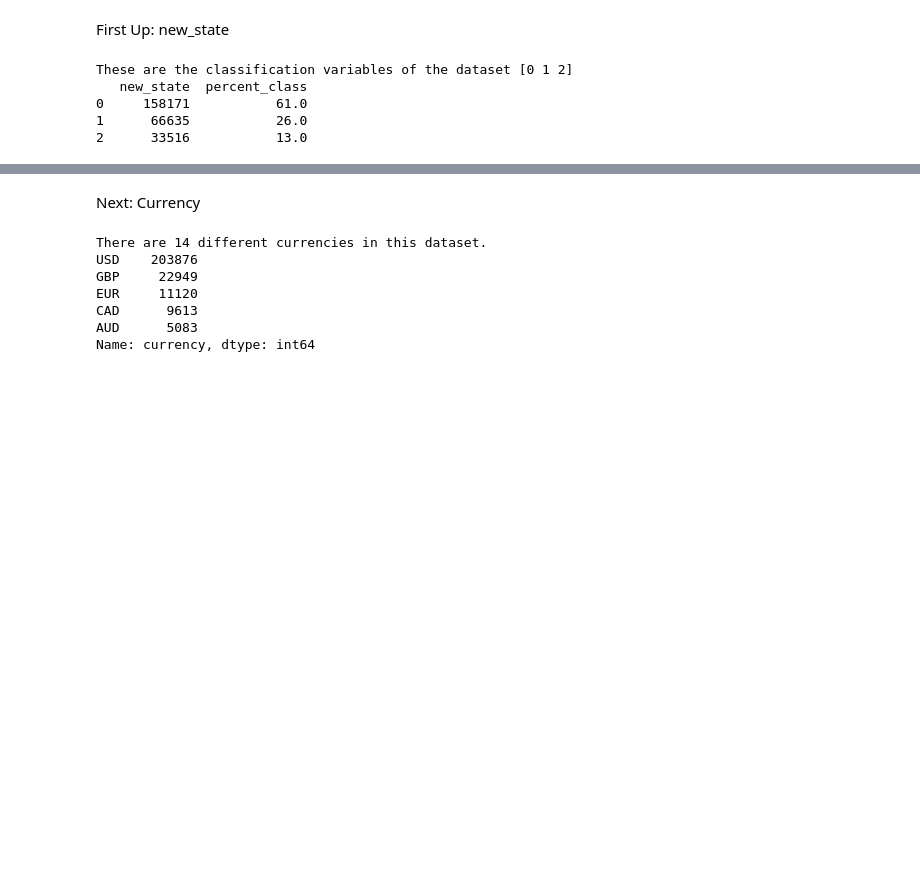
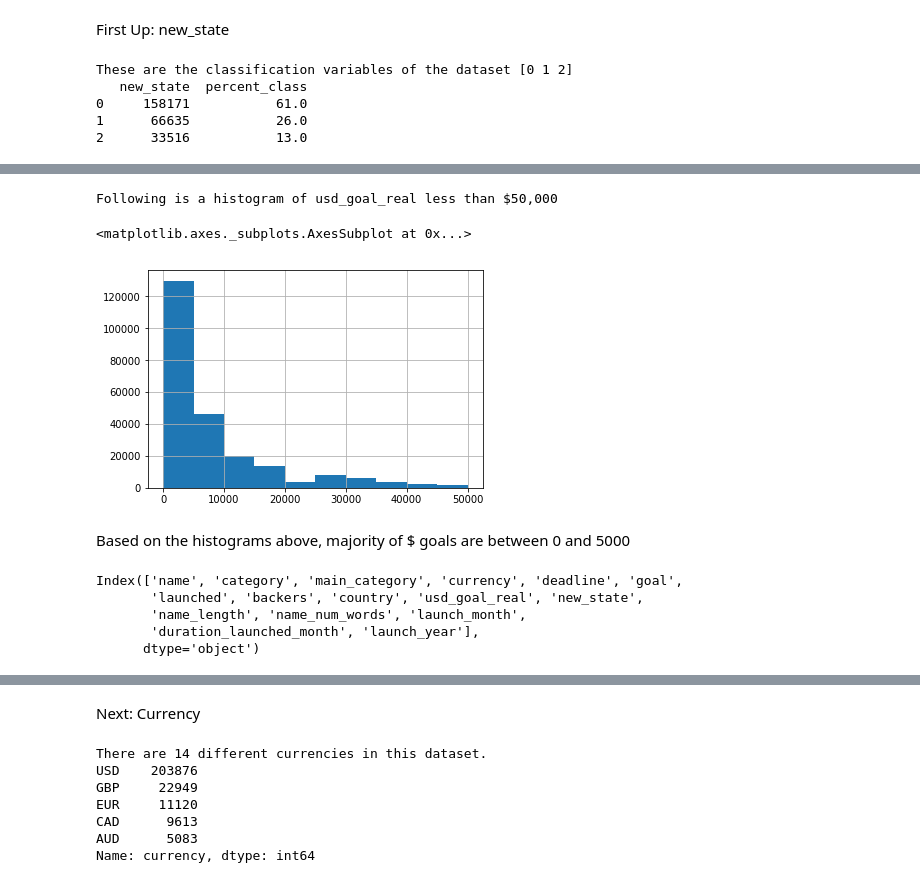
Before and after one commit to j2colaco/nu_ds_challenge, a Jupyter notebook: kickstarter_codebase.ipynb, the cells around one changed output, grey strips where cells are left out. Saved outputs shown, nothing was run; the diff lists cells and outputs as text; code cells hidden in the pictures; blank space fills up the shorter version.

```diff
--- a/kickstarter_codebase.ipynb
+++ b/kickstarter_codebase.ipynb
@@ -178 +185,18 @@ I will assume the 'goal' column is also in USD
+# %%
+print('Following is a histogram of usd_goal_real less than $50,000')
+data_v2['usd_goal_real'][data_v2['usd_goal_real'] < 50000].hist(bins=10)
+# %% [output]
+Following is a histogram of usd_goal_real less than $50,000
+<matplotlib.axes._subplots.AxesSubplot at 0x...>
+[figure, added]
+# %% [markdown]
+Based on the histograms above, majority of $ goals are between 0 and 5000
+# %%
+data_v2.columns
+# %% [output]
+Index(['name', 'category', 'main_category', 'currency', 'deadline', 'goal',
+       'launched', 'backers', 'country', 'usd_goal_real', 'new_state',
+       'name_length', 'name_num_words', 'launch_month',
+       'duration_launched_month', 'launch_year'],
+      dtype='object')
 # %%
```
Also changed, not shown: parts of 41 cells of this notebook.
